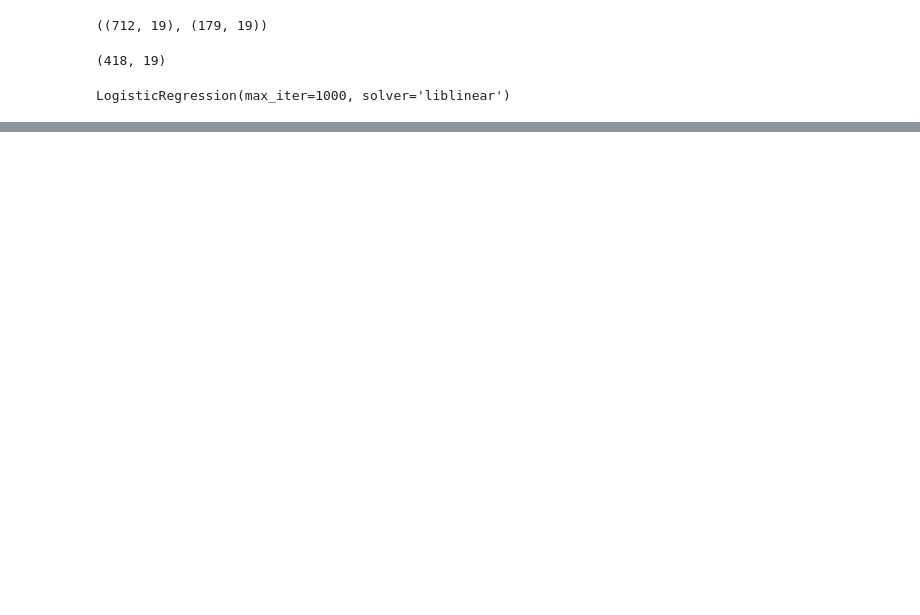
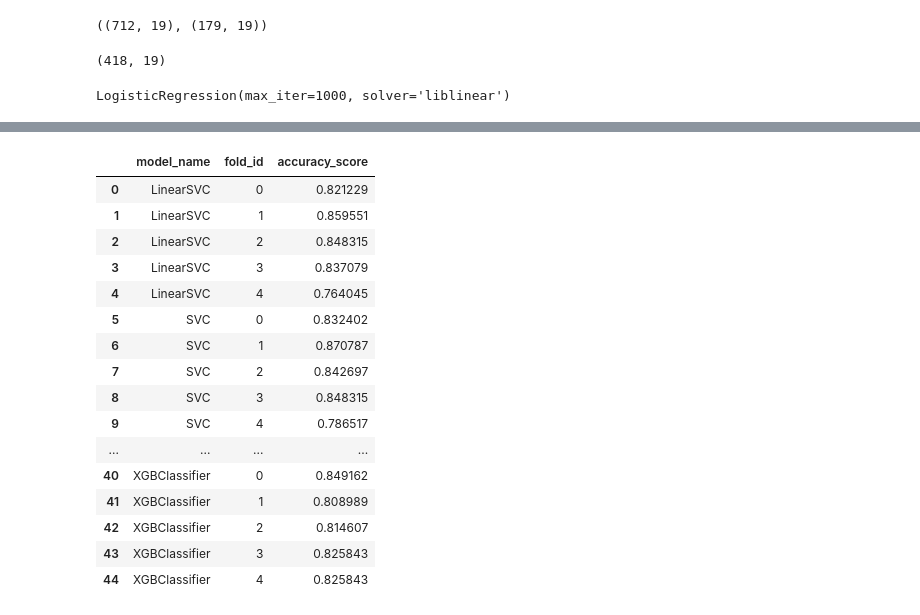
Before and after one commit to Khang2561/Titanic_predict, a Jupyter notebook: project(titanic).ipynb, the cells around one changed output, grey strips where cells are left out. Saved outputs shown, nothing was run; the diff lists cells and outputs as text; code cells hidden in the pictures; blank space fills up the shorter version.

```diff
--- a/project(titanic).ipynb
+++ b/project(titanic).ipynb
@@ -524,0 +631,50 @@ log_reg.score(X_val, y_val)
+# %%
+
+from sklearn.model_selection import StratifiedKFold
+def generate_baseline_results(models, X, y, metrics, cv = 5, plot_results = False):
+#define k-fold
+  kfold = StratifiedKFold(cv, shuffle = True, random_state=seed)
+  entries = []
+  for model in models:
+    model_name = model.__class__.__name__
+    scores = cross_val_score(model, X,y,scoring=metrics,cv=kfold)
+    for fold_idx, score in enumerate(scores):
+      entries.append((model_name, fold_idx, score))
+
+  cv_df = pd.DataFrame(entries, columns=['model_name','fold_id','accuracy_score'])
+
+  if plot_results:
+    sns.boxplot(x='model_name',y='accurary',data=cv_df,color='lightblue',showmeans=True)
+    plt.title("Boxplot of Base-Line Model Accuracy using 5-fold cross-validation")
+    plt.show()
+
+  #Sumary result
+  mean = cv_df.groupby('model_name')['accuracy_score'].mean()
+  std = cv_df.groupby('model_name')['accuracy_score'].std()
+
+  baseline_results = pd.concat([mean,std],axis = 1, ignore_index=True)
+  baseline_results.columns = ['Mean','Standard Deviation']
+
+  #Sort by accuracy
+  baseline_results.sort_values(by=['Mean'],ascending=False,inplace=True)
+  return cv_df
+
+generate_baseline_results(models, X, y, metrics='accuracy',cv= 5,plot_results=False)
+# %% [output]
+|  | model_name | fold_id | accuracy_score |
+| 0 | LinearSVC | 0 | 0.821229 |
+| 1 | LinearSVC | 1 | 0.859551 |
+| 2 | LinearSVC | 2 | 0.848315 |
+| 3 | LinearSVC | 3 | 0.837079 |
+| 4 | LinearSVC | 4 | 0.764045 |
+| 5 | SVC | 0 | 0.832402 |
+| 6 | SVC | 1 | 0.870787 |
+| 7 | SVC | 2 | 0.842697 |
+| 8 | SVC | 3 | 0.848315 |
+| 9 | SVC | 4 | 0.786517 |
+| ... | ... | ... | ... |
+| 40 | XGBClassifier | 0 | 0.849162 |
+| 41 | XGBClassifier | 1 | 0.808989 |
+| 42 | XGBClassifier | 2 | 0.814607 |
+| 43 | XGBClassifier | 3 | 0.825843 |
+| 44 | XGBClassifier | 4 | 0.825843 |
```
Also changed, not shown: parts of 23 cells of this notebook.
